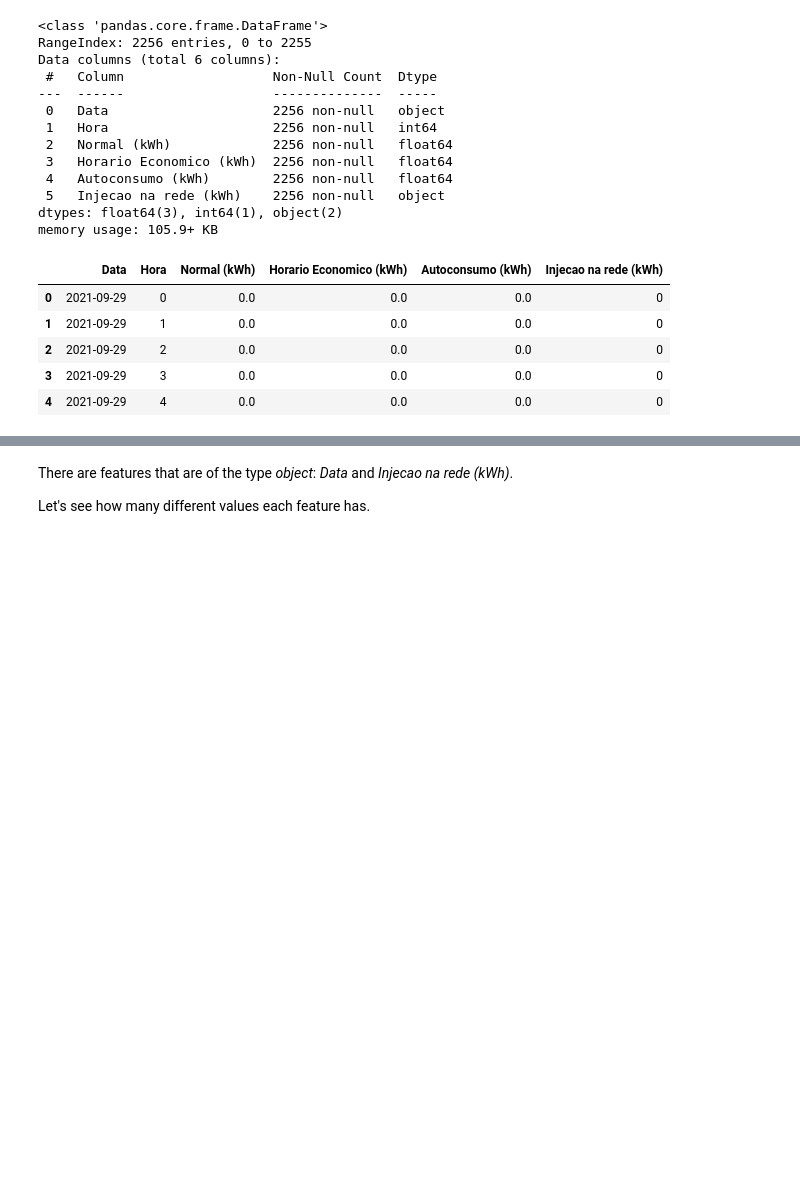
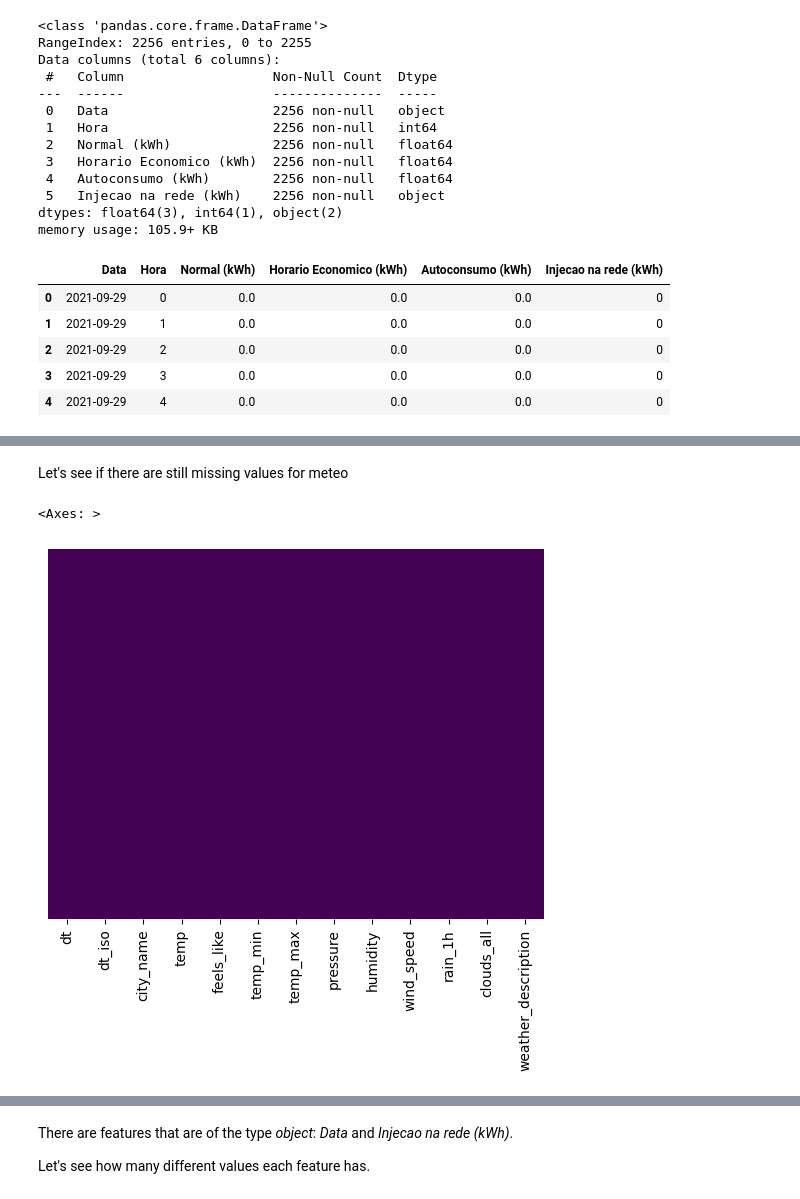
Before and after one commit to AN-DRE4/DadosAprendizagemAutomatica, a Jupyter notebook: CompKaggle.ipynb, the cells around one changed output, grey strips where cells are left out. Drawn from its saved outputs; the diff is of its cells as text; code cells hidden in the pictures; blank space fills up the shorter version.

```diff
--- a/CompKaggle.ipynb
+++ b/CompKaggle.ipynb
@@ -210,0 +305,3 @@ energy_1_copy.head()
+# %%
+meteo_1_copy = meteo_1.drop(['sea_level', 'grnd_level'], axis=1, inplace=False)
+meteo_1_copy.head()
@@ -210,0 +315,3 @@ energy_1_copy.head()
+# %%
+meteo_1_copy.fillna(0, inplace=True)
+meteo_1_copy.head()
@@ -210,0 +325,7 @@ energy_1_copy.head()
+# %% [markdown]
+Let's see if there are still missing values for meteo
+# %%
+sns.heatmap(meteo_1_copy.isnull(), yticklabels=False, cbar=False, cmap='viridis')
+# %% [output]
+<Axes: >
+[figure, added]
```
Also changed, not shown: parts of 24 cells of this notebook.
